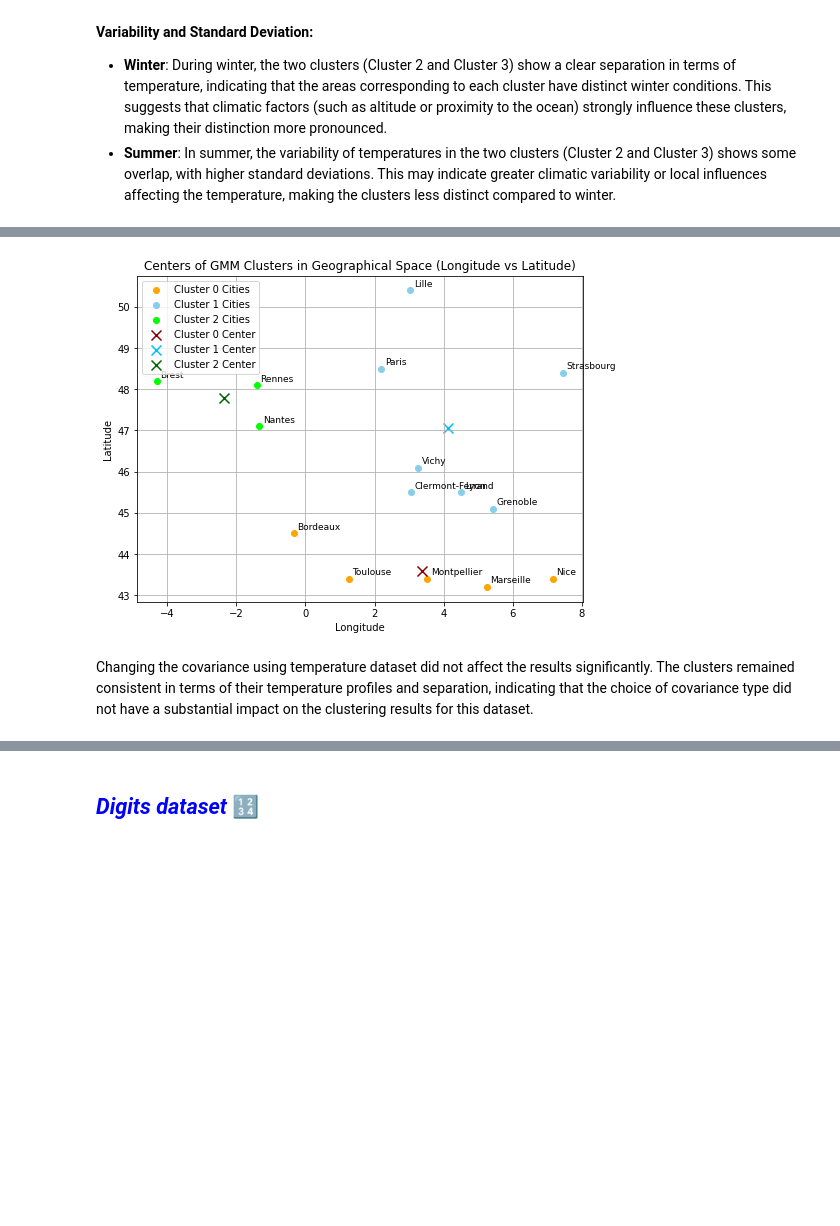
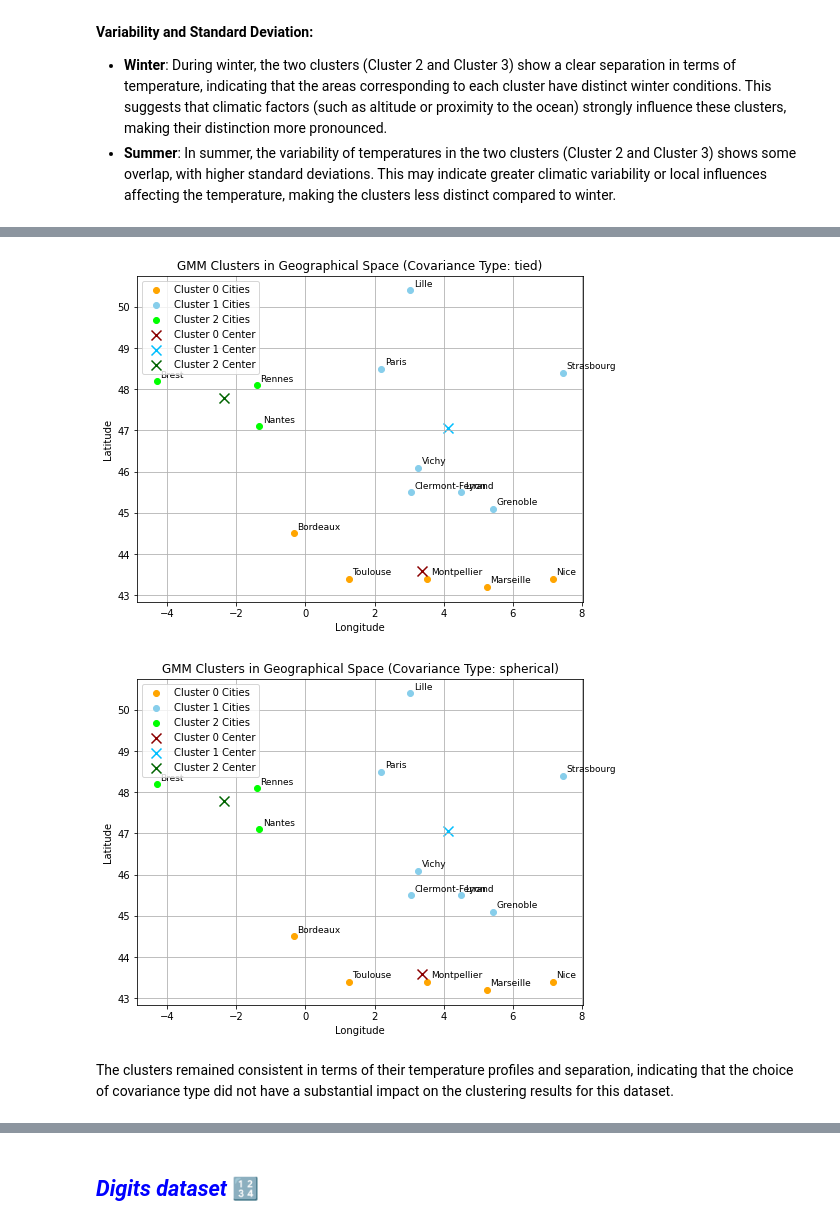
Before and after one commit to YessineMkaouar/Practical-Machine-Learning, a Jupyter notebook: temp.ipynb, the cells around one changed output, grey strips where cells are left out. Drawn from its saved outputs; the diff is of its cells as text; code cells hidden in the pictures; blank space fills up the shorter version.

```diff
--- a/temp.ipynb
+++ b/temp.ipynb
@@ -547,38 +561,51 @@ In Gaussian Mixture Models (GMM), four types of covariance are available:
 # %%
-# Calculate the geographical centers (latitude and longitude) for each cluster
-cluster_0_center = [latitude[labels == 0].mean(), longitude[labels == 0].mean()]
-cluster_1_center = [latitude[labels == 1].mean(), longitude[labels == 1].mean()]
-cluster_2_center = [latitude[labels == 2].mean(), longitude[labels == 2].mean()]
+for covariance_type in covariance_types:
+    # Initialize the GMM model for each covariance type
+    gmm = GaussianMixture(n_components=3, covariance_type=covariance_type, random_state=42)
 
-# Plot the geographical position of the cities with the cluster centers
-plt.figure(figsize=(8, 6))
+    # Fit the GMM model to the temperature data
+    gmm.fit(temperature_matrix)
 
-# Scatter plot for cities in Cluster 0 (e.g., red)
-plt.scatter(longitude[labels == 0], latitude[labels == 0], color='orange', marker='o', label='Cluster 0 Cities')
+    # Predict the cluster labels for each city
+    labels = gmm.predict(temperature_matrix)
 
-# Scatter plot for cities in Cluster 1 (e.g., blue)
-plt.scatter(longitude[labels == 1], latitude[labels == 1], color='skyblue', marker='o', label='Cluster 1 Cities')
+    # Calculate the geographical centers (latitude and longitude) for each cluster
+    cluster_0_center = [latitude[labels == 0].mean(), longitude[labels == 0].mean()]
+    cluster_1_center = [latitude[labels == 1].mean(), longitude[labels == 1].mean()]
+    cluster_2_center = [latitude[labels == 2].mean(), longitude[labels == 2].mean()]
 
-# Scatter plot for cities in Cluster 2 (e.g., green)
-plt.scatter(longitude[labels == 2], latitude[labels == 2], color='lime', marker='o', label='Cluster 2 Cities')
+    # Create a new figure for each covariance type
+    plt.figure(figsize=(8, 6))
 
-# Plot the cluster centers
-plt.scatter(cluster_0_center[1], cluster_0_center[0], color='darkred', label='Cluster 0 Center', marker='x', s=100)
-plt.scatter(cluster_1_center[1], cluster_1_center[0], color='deepskyblue', label='Cluster 1 Center', marker='x', s=100)
-plt.scatter(cluster_2_center[1], cluster_2_center[0], color='darkgreen', label='Cluster 2 Center', marker='x', s=100)
+    # Scatter plot for cities in Cluster 0 (orange)
+    plt.scatter(longitude[labels == 0], latitude[labels == 0], color='orange', marker='o', label='Cluster 0 Cities')
 
-# Annotate the cities with their names
-for i, ville in enumerate(villes):
-    plt.text(longitude[i] + 0.1, latitude[i] + 0.1, ville, fontsize=9)
+    # Scatter plot for cities in Cluster 1 (blue)
+    plt.scatter(longitude[labels == 1], latitude[labels == 1], color='skyblue', marker='o', label='Cluster 1 Cities')
 
-# Add plot titles and labels
-plt.title('Centers of GMM Clusters in Geographical Space (Longitude vs Latitude)')
-plt.xlabel('Longitude')
-plt.ylabel('Latitude')
-plt.legend()
-plt.grid(True)
-plt.show()
+    # Scatter plot for cities in Cluster 2 (green)
+    plt.scatter(longitude[labels == 2], latitude[labels == 2], color='lime', marker='o', label='Cluster 2 Cities')
+
+    # Plot the cluster centers
+    plt.scatter(cluster_0_center[1], cluster_0_center[0], color='darkred', label='Cluster 0 Center', marker='x', s=100)
+    plt.scatter(cluster_1_center[1], cluster_1_center[0], color='deepskyblue', label='Cluster 1 Center', marker='x', s=100)
+    plt.scatter(cluster_2_center[1], cluster_2_center[0], color='darkgreen', label='Cluster 2 Center', marker='x', s=100)
+
+    # Annotate the cities with their names
+    for i, ville in enumerate(villes):
+        plt.text(longitude[i] + 0.1, latitude[i] + 0.1, ville, fontsize=9)
+
+    # Add plot titles and labels
+    plt.title(f'GMM Clusters in Geographical Space (Covariance Type: {covariance_type})')
+    plt.xlabel('Longitude')
+    plt.ylabel('Latitude')
+    plt.legend()
+    plt.grid(True)
+
+    # Show the plot
+    plt.show()
 # %% [output]
-[figure, old version]
+[figure, new version]
+[figure, added]
 # %% [markdown]
-Changing the covariance using temperature dataset did not affect the results significantly. The clusters remained consistent in terms of their temperature profiles and separation, indicating that the choice of covariance type did not have a substantial impact on the clustering results for this dataset.
+The clusters remained consistent in terms of their temperature profiles and separation, indicating that the choice of covariance type did not have a substantial impact on the clustering results for this dataset.
```
Also changed, not shown: parts of 15 cells of this notebook.
